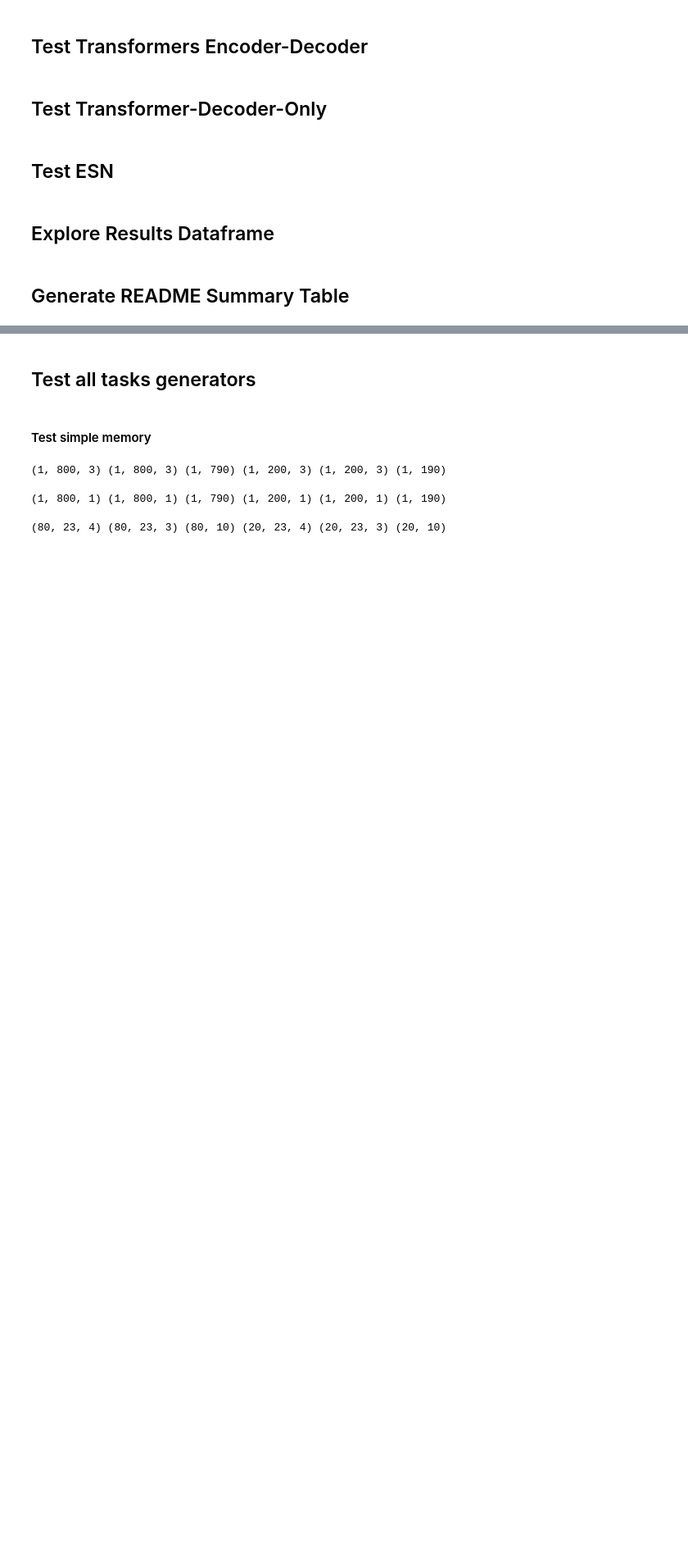
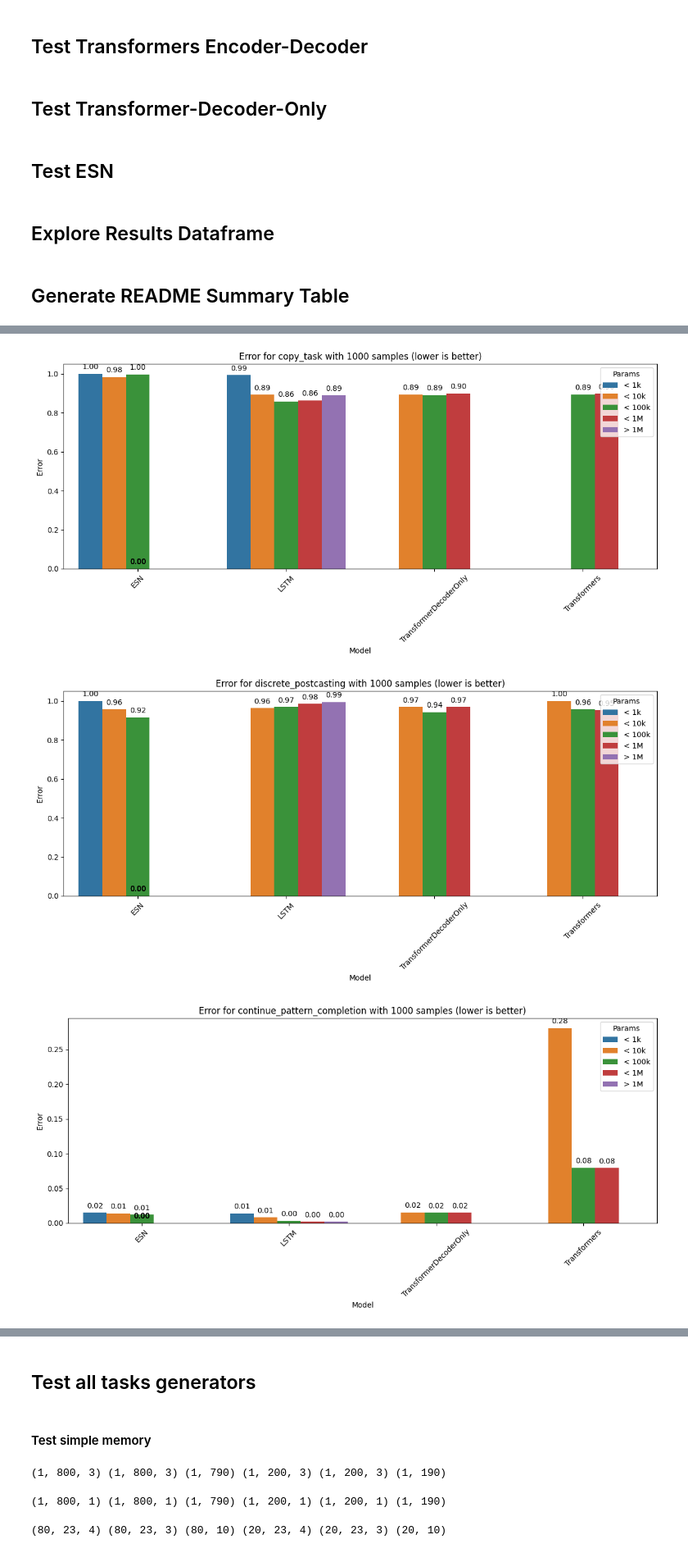
Before and after one commit to Naowak/STREAM-benchmark, a Jupyter notebook: test.ipynb, the cells around one changed output, grey strips where cells are left out. Shown at 82% size. Drawn from its saved outputs; the diff is of its cells as text; code cells hidden in the pictures; blank space fills up the shorter version.

```diff
--- a/test.ipynb
+++ b/test.ipynb
@@ -401,6 +401,7 @@ tab_markdown += header_row
 
 # For each tasks
 tasks = df['Task'].unique()
+errors = {}
 for task in tasks:
     # Select results for the task
     df_task = df[df['Task'] == task]
@@ -409,24 +410,24 @@ for task in tasks:
     row = f"| {task} |"
 
     # Extract best errors
-    errors = {}
+    errors[task] = {}
     for model in models:
         # Select results for the model
         df_model = df_task[df_task['Model'] == model]
-        errors[model] = []
+        errors[task][model] = []
 
         # Extract best result for each max number of parameters
         min_param = 0
         for i, max_param in enumerate(max_params):
             df_max_param = df_model[(df_model['Number Params'] <= max_param) & (df_model['Number Params'] > min_param)]
             min_param = max_param
-            errors[model] += [df_max_param['Error'].min() if len(df_max_param) > 0 else None]
+            errors[task][model] += [df_max_param['Error'].min() if len(df_max_param) > 0 else None]
 
     # Display errors
     for model in models:
-        min_error = min([error for error in errors[model] if error is not None])
+        min_error = min([error for error in errors[task][model] if error is not None])
         # Add errors to the row
-        for error in errors[model]:
+        for error in errors[task][model]:
             if error is not None:
                 row += f" **{error:.3f}** |" if error == min_error else f" {error:.3f} |"
             else:
@@ -438,6 +439,7 @@ for task in tasks:
 
 # Output the markdown table
 print(tab_markdown)
+print(errors)
 # %% [output]
 | Task | ESN |||||| LSTM |||||| TransformerDecoderOnly |||||| Transformers ||||||
 |-|-|-|-|-|-|-|-|-|-|-|-|-|-|-|-|-|-|-|-|-|-|-|-|-|
@@ -474,0 +461,36 @@ errors
+# %%
+import seaborn as sns
+import matplotlib.pyplot as plt
+import pandas as pd
+
+params = ['< 1k', '< 10k', '< 100k', '< 1M', '> 1M']
+
+for task, data in errors.items():
+        # Préparation des données
+        data = {'Model': [k for k, v in data.items() for _ in range(len(v))],
+                'Params': params * len(data),
+                'Error': [item for sublist in data.values() for item in sublist]}
+        df_plot = pd.DataFrame(data)
+
+        # Création du bar plot
+        plt.figure(figsize=(12, 6))
+        ax = sns.barplot(x='Model', y='Error', hue='Params', data=df_plot, dodge=True)
+        plt.title(f'Error for {task} with 1000 samples (lower is better)')
+        plt.xticks(rotation=45)
+        plt.tight_layout()
+
+        # Ajouter des annotations
+        for p in ax.patches:
+                height = p.get_height()
+                if not pd.isna(height):
+                        ax.annotate(f'{height:.2f}',
+                                (p.get_x() + p.get_width() / 2., height),
+                                ha='center', va='center',
+                                xytext=(0, 9),
+                                textcoords='offset points')
+
+        plt.show()
+# %% [output]
+[figure, added]
+[figure, added]
+[figure, added]
```
Also changed, not shown: parts of 5 cells of this notebook.
